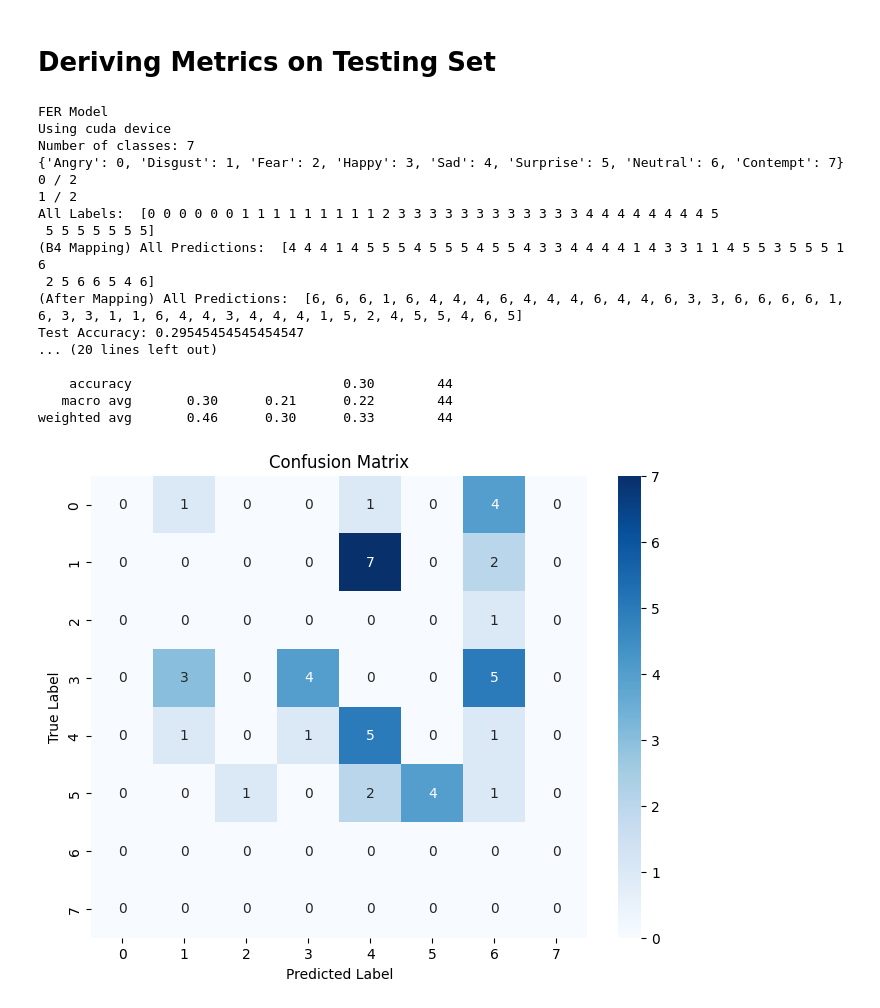
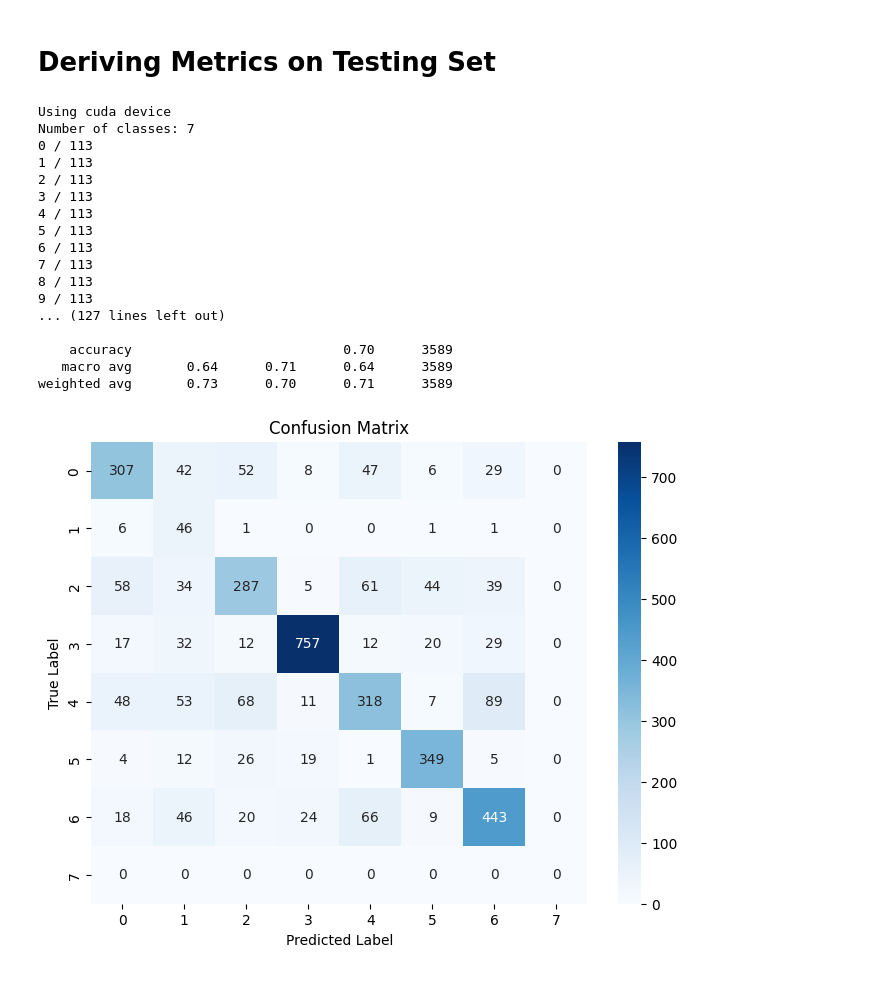
Before and after one commit to Jer0me123/Deep-Learning-For-Computer-Vision, a Jupyter notebook: Models/EmoNeXt/EmoNeXt.ipynb, the cells around one changed output. Cells and saved outputs as stored; diff of their text form; code cells hidden in the pictures.

```diff
--- a/Models/EmoNeXt/EmoNeXt.ipynb
+++ b/Models/EmoNeXt/EmoNeXt.ipynb
@@ -2,11 +2,15 @@
 # Training EmoNeXt
 # %%
 # Define your variables
-dataset_name, data_directory = 'AffectNet', '../../Datasets/AffectNet_Structured' #64 epochs needs more trainign as it was stopped manually
+# dataset_name, data_directory = 'AffectNet', '../../Datasets/AffectNet_Structured' #97 epochs = 59% Test Accuracy | 10+ hrs Training
 # dataset_name, data_directory = 'CK+', '../../Datasets/CK+_Structured'
 # dataset_name, data_directory = 'FER', '../../Datasets/FER_Structured' #172epochs = 70% Test Accuracy | 10+ hrs Training
 # dataset_name, data_directory = 'JAFFE', '../../Datasets/JAFFE_Structured'
 # dataset_name, data_directory = 'RAF-DB', '../../Datasets/RAF-DB_Structured' #131epochs = 83.38% Test Accuracy | 6 hrs Training
+
+# dataset_name, data_directory = 'AffectNet_Aligned', '../../Datasets/AffectNet_Structured_Aligned'
+dataset_name, data_directory = 'FER_Aligned', '../../Datasets/FER_Structured_Aligned' # 145epochs = 69.04 % Test Accuracy | 15 hrs Training
+# dataset_name, data_directory = 'RAF-DB_Aligned', '../../Datasets/RAF-DB_Structured_Aligned'
 
 batch_size = 32
 learning_rate = 0.00001
@@ -17,7 +21,7 @@ model_size = ["tiny", "small", "base", "large", "xlarge"][1]
 output_dir = "Models"
 use_amp = True # Use Mixed Precision
 use_22k = True # Use 22k model (larger model)
-checkpoint = "Models/EmoNeXt_AffectNet_best_model_LR_1e-05_BS_32_P_15_E_300_MS_small_AMP_True_22K_True.pt"
+checkpoint = "ModelsReadyForComparison/EmoNeXt_FER_Aligned_best_model_LR_1e-05_BS_32_P_15_E_300_MS_small_AMP_True_22K_True.pt" # Path to the checkpoint file
 
 # Construct the %run command
 run_command = f"EmoNeXt-master/train.py --dataset-name={dataset_name} --dataset-path={data_directory} --batch-size={batch_size} --patience={patience} --lr={learning_rate} --epochs={epochs} --num-workers={num_workers} --model-size={model_size} --output-dir={output_dir}"
@@ -204,36 +238,39 @@ def TestEmoNeXt(data_directory, model_path, base_model_size='small', base_model_
     plt.ylabel("True Label")
     plt.show()
 # %%
-data_directory = '../../Datasets/JAFFE_Structured'
+# data_directory = '../../Datasets/JAFFE_Structured'
 # data_directory = '../../Datasets/FER_Structured'
 # data_directory = '../../Datasets/RAF-DB_Structured'
 # data_directory = '../../Datasets/CK+_Structured'
 # data_directory = '../../Datasets/AffectNet_Structured'
 
+data_directory = '../../Datasets/FER_Structured_Aligned'
 
-model_path = 'Models/EmoNeXt_FER_best_model_LR_1e-05_BS_32_P_15_E_300_MS_small_AMP_True_22K_True.pt'
-# model_path = 'Models/EmoNeXt_RAF-DB_best_model_LR_1e-05_BS_32_P_15_E_300_MS_small_AMP_True_22K_True.pt'
-# model_path = 'Models/EmoNeXt_AffectNet_best_model_LR_1e-05_BS_32_P_15_E_300_MS_small_AMP_True_22K_True.pt'
+# model_path = 'ModelsReadyForComparison/EmoNeXt_RAF-DB_best_model_LR_1e-05_BS_32_P_15_E_300_MS_small_AMP_True_22K_True.pt'
+# model_path = 'ModelsReadyForComparison/EmoNeXt_FER_best_model_LR_1e-05_BS_32_P_15_E_300_MS_small_AMP_True_22K_True.pt'
+# model_path = 'ModelsReadyForComparison/EmoNeXt_AffectNet_best_model_LR_1e-05_BS_32_P_15_E_300_MS_small_AMP_True_22K_True.pt'
+model_path = 'Models/EmoNeXt_FER_Aligned_best_model_LR_1e-05_BS_32_P_15_E_300_MS_small_AMP_True_22K_True.pt'
+
 base_model_size = 'small'
 base_model_in_22k = True
 
 TestEmoNeXt(data_directory, model_path, base_model_size, base_model_in_22k, batch_size=32)
 # %% [output]
-FER Model
 Using cuda device
 Number of classes: 7
-{'Angry': 0, 'Disgust': 1, 'Fear': 2, 'Happy': 3, 'Sad': 4, 'Surprise': 5, 'Neutral': 6, 'Contempt': 7}
-0 / 2
-1 / 2
-All Labels:  [0 0 0 0 0 0 1 1 1 1 1 1 1 1 1 2 3 3 3 3 3 3 3 3 3 3 3 3 4 4 4 4 4 4 4 4 5
- 5 5 5 5 5 5 5]
-(B4 Mapping) All Predictions:  [4 4 4 1 4 5 5 5 4 5 5 5 4 5 5 4 3 3 4 4 4 4 1 4 3 3 1 1 4 5 5 3 5 5 5 1 6
- 2 5 6 6 5 4 6]
-(After Mapping) All Predictions:  [6, 6, 6, 1, 6, 4, 4, 4, 6, 4, 4, 4, 6, 4, 4, 6, 3, 3, 6, 6, 6, 6, 1, 6, 3, 3, 1, 1, 6, 4, 4, 3, 4, 4, 4, 1, 5, 2, 4, 5, 5, 4, 6, 5]
-Test Accuracy: 0.29545454545454547
-... (20 lines left out)
+0 / 113
+1 / 113
+2 / 113
+3 / 113
+4 / 113
+5 / 113
+6 / 113
+7 / 113
+8 / 113
+9 / 113
+... (127 lines left out)
 
-    accuracy                           0.30        44
-   macro avg       0.30      0.21      0.22        44
-weighted avg       0.46      0.30      0.33        44
+    accuracy                           0.70      3589
+   macro avg       0.64      0.71      0.64      3589
+weighted avg       0.73      0.70      0.71      3589
-[figure, old version]
+[figure, new version]
```
Also changed, not shown: parts of 2 cells of this notebook, 7 other files.
